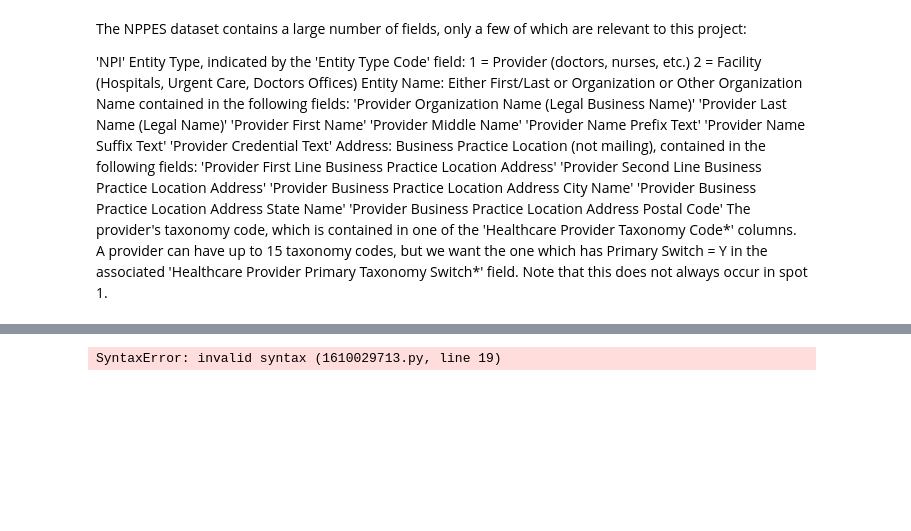
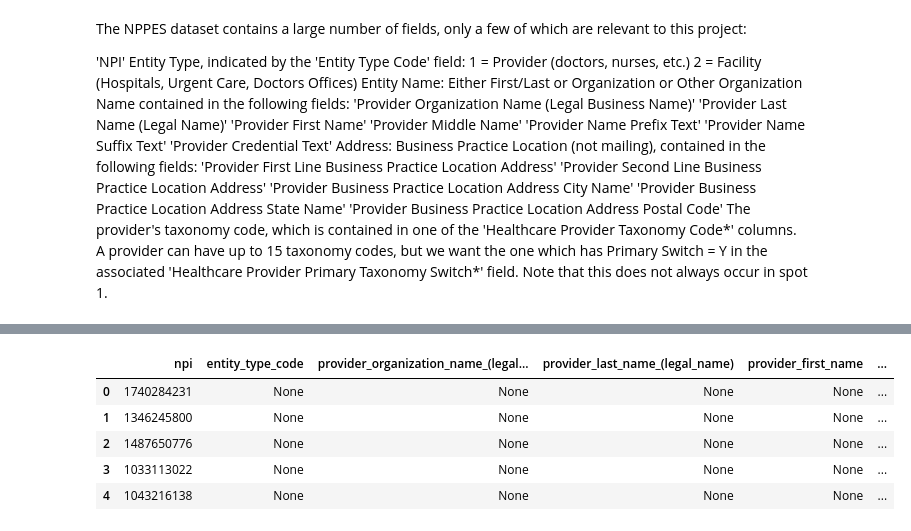
Before and after one commit to hcgreer/hop_team-team_blimp, a Jupyter notebook: database_hop_team.ipynb, the cells around one changed output, grey strips where cells are left out. Drawn from its saved outputs; the diff is of its cells as text; code cells hidden in the pictures; blank space fills up the shorter version.

```diff
--- a/database_hop_team.ipynb
+++ b/database_hop_team.ipynb
@@ -144,6 +193,7 @@ def find_taxonomy_code(column):
 db = sqlite3.connect('Data/hop_team.sqlite')
 
 for chunk in tqdm(pd.read_csv('Data/npidata_pfile_20050523-20230212.csv', chunksize = 10000)):
+    chunk['primary_taxonomy_code'] = chunk.apply(find_taxonomy_code, axis = 1)
     chunk = chunk [[
         'NPI',
         'Entity Type Code',
@@ -159,8 +209,7 @@ for chunk in tqdm(pd.read_csv('Data/npidata_pfile_20050523-20230212.csv', chunks
                'Provider Business Practice Location Address City Name',
                'Provider Business Practice Location Address State Name',
                'Provider Business Practice Location Address Postal Code',
-
+               'primary_taxonomy_code'
     ]]   # Filter only the relevant columns
+    chunk.columns = [x.lower().replace(' ', '_') for x in chunk.columns] # clean up column names
     chunk.to_sql('nppes', db, if_exists = 'append', index = False)
-# %% [output]
-SyntaxError: invalid syntax (1610029713.py, line 19)
@@ -176,7 +216,2 @@ for chunk in tqdm(pd.read_csv('Data/DocGraph_Hop_Teaming_2018.csv', chunksize =
 # %%
 db.close()
-# %%
-query = "SELECT * FROM hop_team WHERE transaction_count > 50"
-
-with sqlite3.connect('Data/hop_team.sqlite') as db:
-    trans_sqlite = pd.read_sql(query, db)
@@ -184,0 +218,19 @@ trans_sqlite
+# %%
+query = """
+
+SELECT *
+FROM nppes
+limit 5;
+
+"""
+# %%
+with sqlite3.connect('Data/hop_team.sqlite') as db:
+    hop = pd.read_sql(query, db)
+hop
+# %% [output]
+|  | npi | entity_type_code | provider_organization_name_(legal... | provider_last_name_(legal_name) | provider_first_name | ... |
+| 0 | 1740284231 | None | None | None | None | ... |
+| 1 | 1346245800 | None | None | None | None | ... |
+| 2 | 1487650776 | None | None | None | None | ... |
+| 3 | 1033113022 | None | None | None | None | ... |
+| 4 | 1043216138 | None | None | None | None | ... |
```
Also changed, not shown: parts of 25 cells of this notebook.
